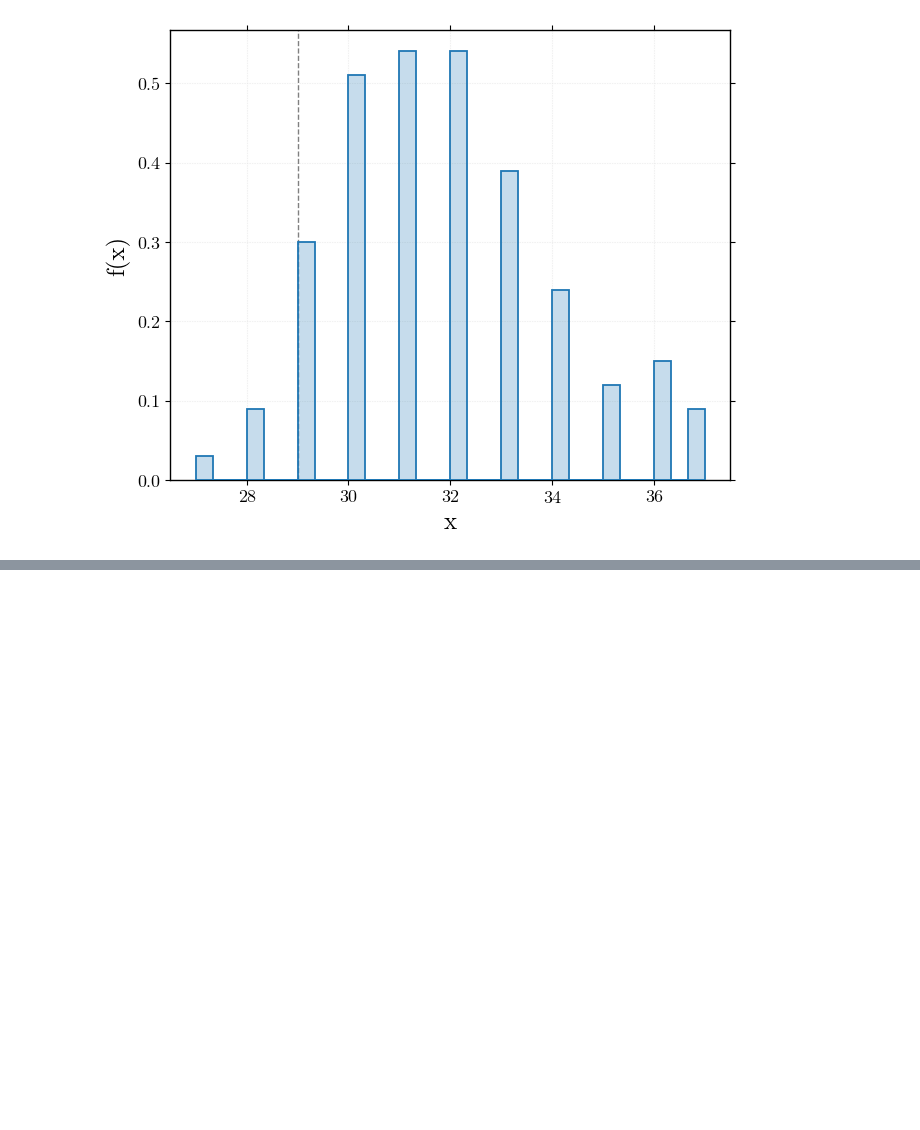
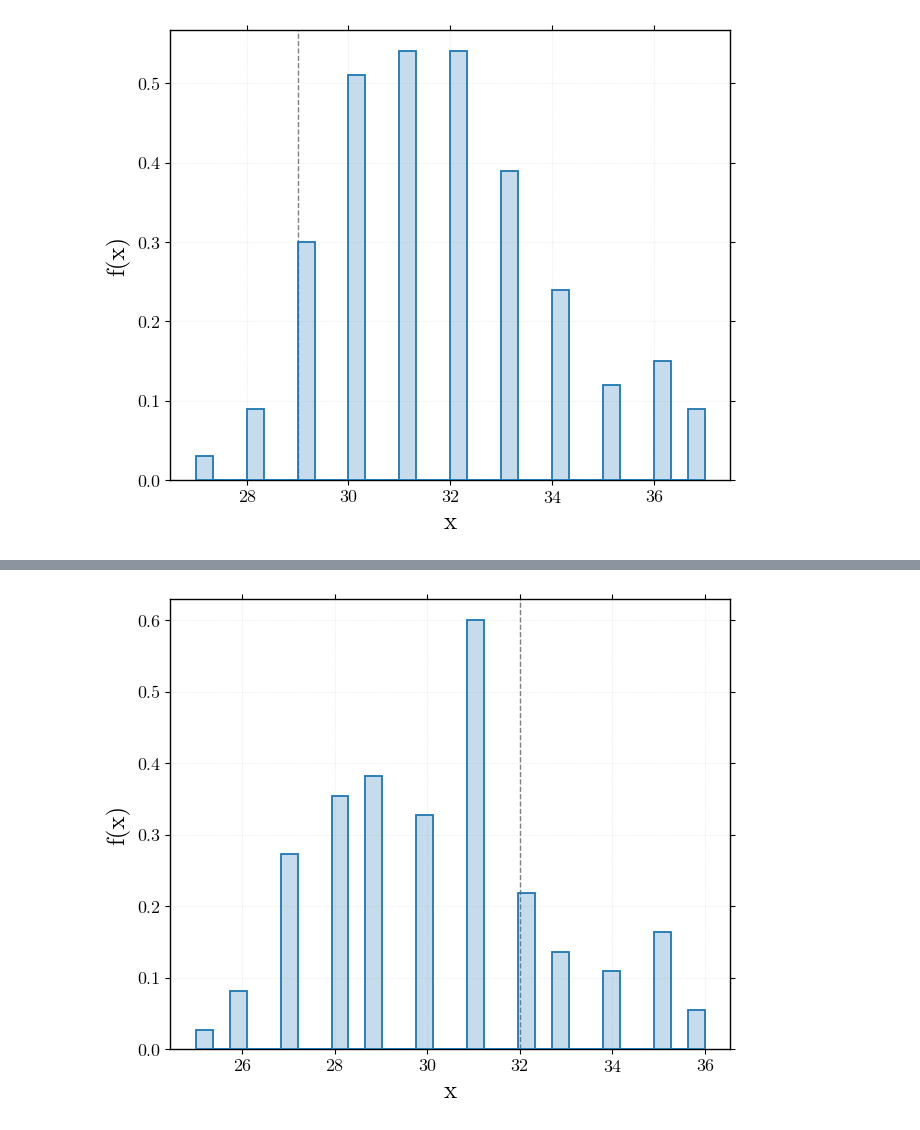
Before and after one commit to jcmgray/opt_einsum_samples, a Jupyter notebook: Generate quantum example json files.ipynb, the cells around one changed output, grey strips where cells are left out. Drawn from its saved outputs; the diff is of its cells as text; code cells hidden in the pictures; blank space fills up the shorter version.

```diff
--- a/Generate quantum example json files.ipynb
+++ b/Generate quantum example json files.ipynb
@@ -137,0 +172,7 @@ xyz.auto_histogram(ccs, vlines=[ccg])
+# %%
+# 100 random eager contraction complexities
+ccs = np.array([norm.contraction_complexity(optimize='eager') for _ in xyz.progbar(range(100))])
+# %%
+xyz.auto_histogram(ccs, vlines=[ccg])
+# %% [output]
+[figure, added]
```
Also changed, not shown: parts of 10 cells of this notebook, 24 other files.
